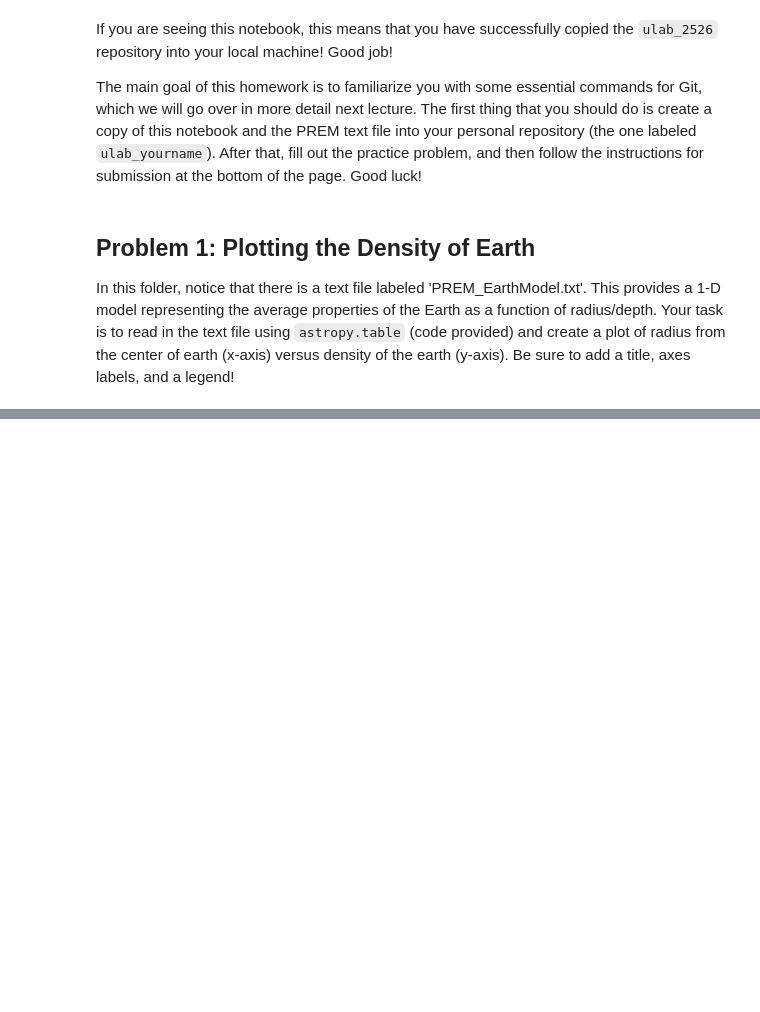
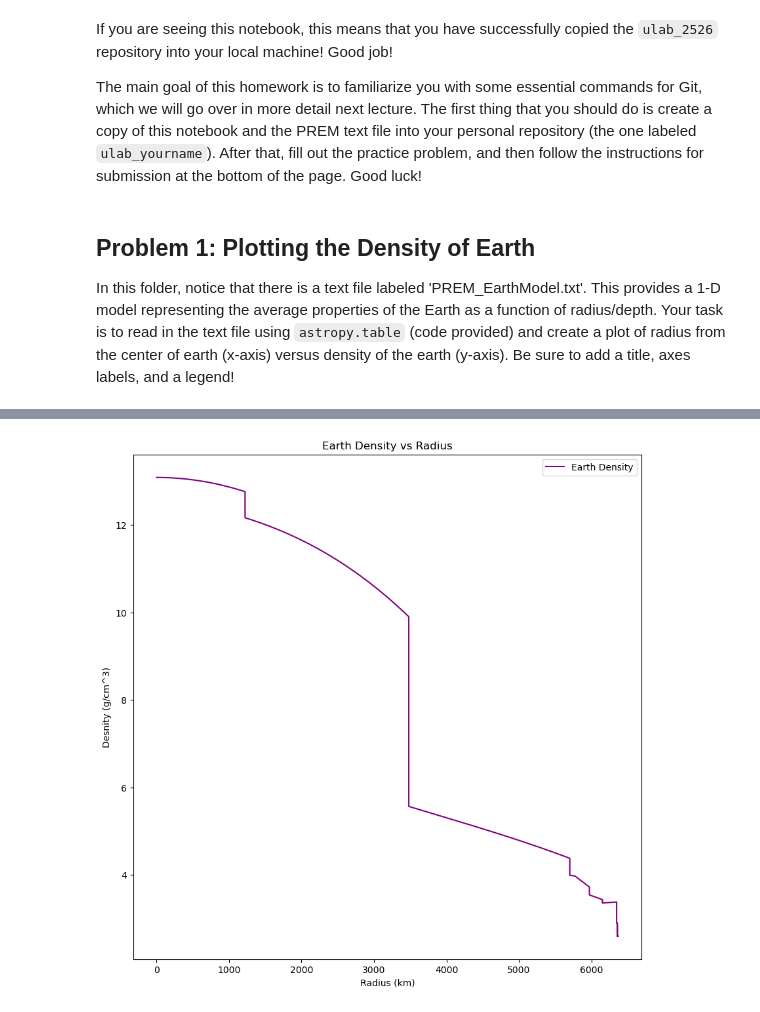
Before and after one commit to a-tomar9/ulab_arshia, a Jupyter notebook: hw3/Homework3.ipynb, the cells around one changed output, grey strips where cells are left out. Cells and saved outputs as stored; diff of their text form; code cells hidden in the pictures; blank space fills up the shorter version.

```diff
--- a/hw3/Homework3.ipynb
+++ b/hw3/Homework3.ipynb
@@ -21,5 +39,18 @@ NameError: name 'Table' is not defined
 # %%
-# your plotting code goes here!
+radius = table['radius']
+density = table['density']
+
+plt.figure(figsize=(10, 10))
+plt.plot(radius, density, label = 'Earth Density', color = 'purple', linestyle = '-')
+
+plt.xlabel('Radius (km)')
+plt.ylabel("Desnity (g/cm^3)")
+plt.title('Earth Density vs Radius')
+
+plt.legend()
+plt.show()
+# %% [output]
+[figure, added]
 # %% [markdown]
 ## **After Completing the Problem:**
 
```
Also changed, not shown: parts of 1 cell of this notebook.
